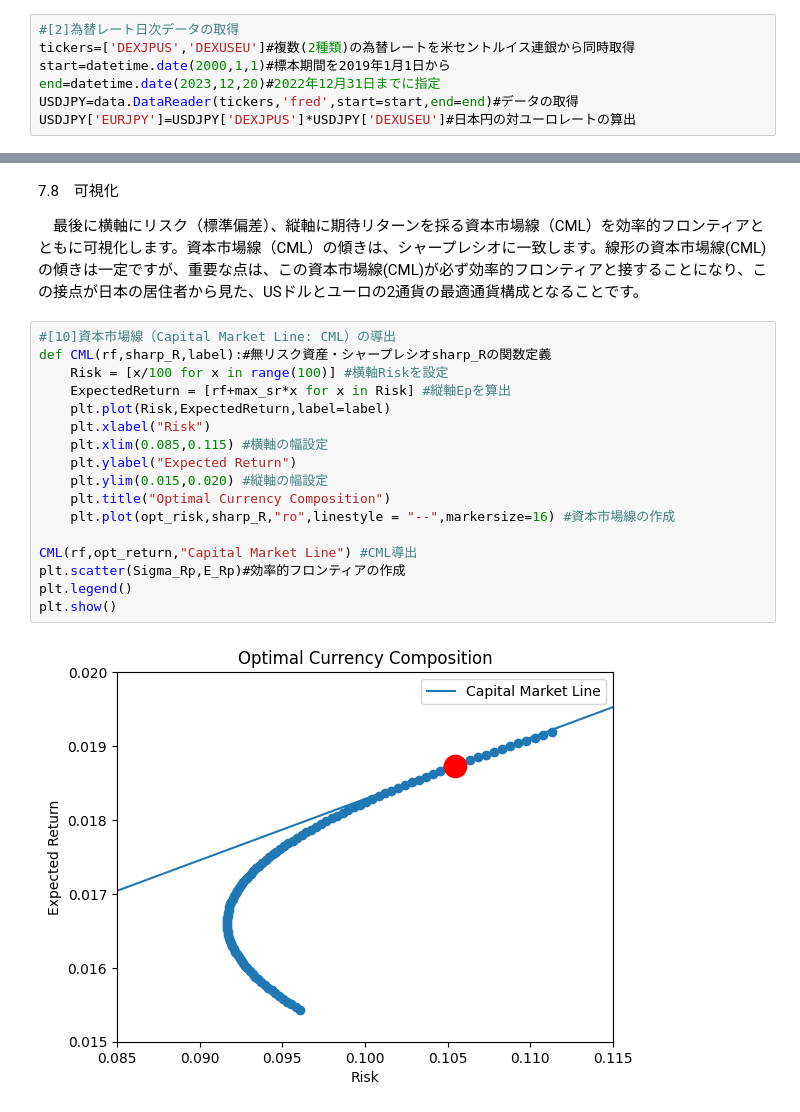
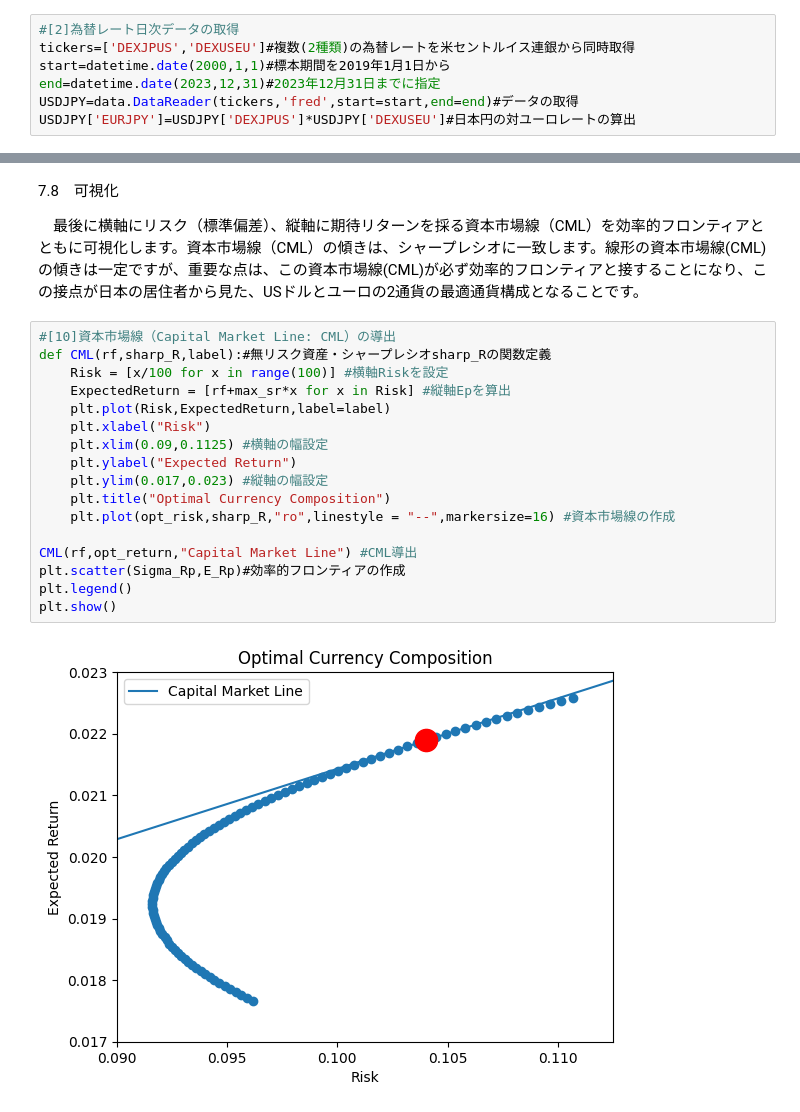
Before and after one commit to nagamamo/international_finance, a Jupyter notebook: 7_optimal_currency_composition.ipynb, the cells around one changed output, grey strips where cells are left out. Drawn from its saved outputs; the diff is of its cells as text.

```diff
--- a/7_optimal_currency_composition.ipynb
+++ b/7_optimal_currency_composition.ipynb
@@ -24,7 +24,7 @@ import matplotlib.pyplot as plt
 #[2]為替レート日次データの取得
 tickers=['DEXJPUS','DEXUSEU']#複数(2種類)の為替レートを米セントルイス連銀から同時取得
 start=datetime.date(2000,1,1)#標本期間を2019年1月1日から
-end=datetime.date(2023,12,20)#2022年12月31日までに指定
+end=datetime.date(2023,12,31)#2023年12月31日までに指定
 USDJPY=data.DataReader(tickers,'fred',start=start,end=end)#データの取得
 USDJPY['EURJPY']=USDJPY['DEXJPUS']*USDJPY['DEXUSEU']#日本円の対ユーロレートの算出
 # %% [markdown]
@@ -106,19 +106,19 @@ optimal
 # %%
 #[10]資本市場線（Capital Market Line: CML）の導出
 def CML(rf,sharp_R,label):#無リスク資産・シャープレシオsharp_Rの関数定義
     Risk = [x/100 for x in range(100)] #横軸Riskを設定
     ExpectedReturn = [rf+max_sr*x for x in Risk] #縦軸Epを算出
     plt.plot(Risk,ExpectedReturn,label=label)
     plt.xlabel("Risk")
-    plt.xlim(0.085,0.115) #横軸の幅設定
+    plt.xlim(0.09,0.1125) #横軸の幅設定
     plt.ylabel("Expected Return")
-    plt.ylim(0.015,0.020) #縦軸の幅設定
+    plt.ylim(0.017,0.023) #縦軸の幅設定
     plt.title("Optimal Currency Composition")
     plt.plot(opt_risk,sharp_R,"ro",linestyle = "--",markersize=16) #資本市場線の作成
 
 CML(rf,opt_return,"Capital Market Line") #CML導出
 plt.scatter(Sigma_Rp,E_Rp)#効率的フロンティアの作成
 plt.legend()
 plt.show()
 # %% [output]
-[figure, old version]
+[figure, new version]
```
Also changed, not shown: parts of 1 cell of this notebook.
